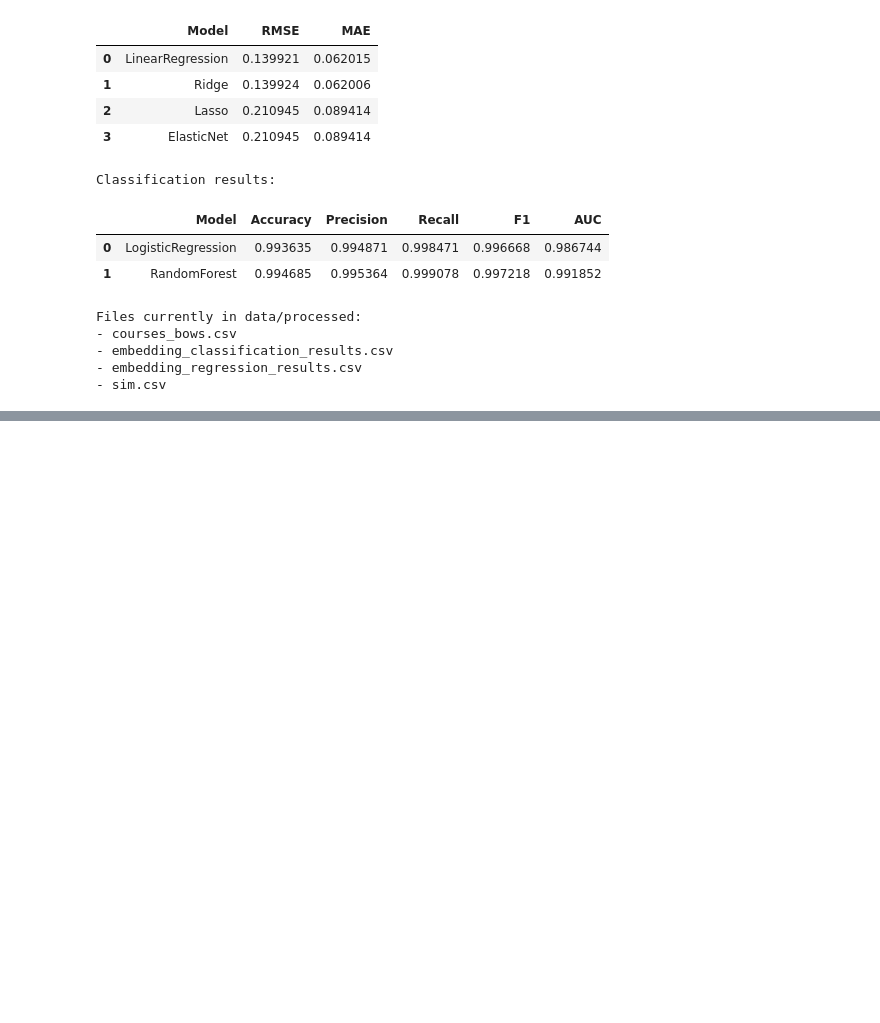
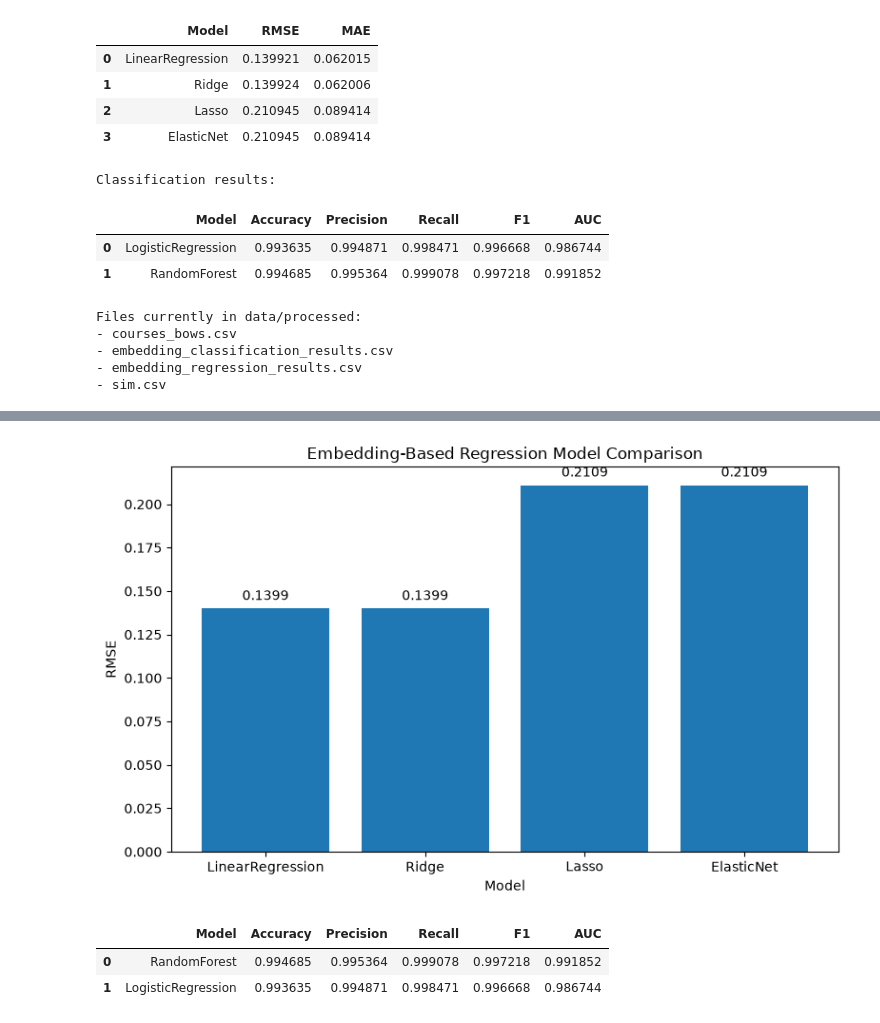
Before and after one commit to Tam-Davies/ml-course-recommender, a Jupyter notebook: notebooks/08_model_evaluation.ipynb, the cells around one changed output, grey strips where cells are left out. Saved outputs shown, nothing was run; the diff lists cells and outputs as text; code cells hidden in the pictures; blank space fills up the shorter version.

```diff
--- a/notebooks/08_model_evaluation.ipynb
+++ b/notebooks/08_model_evaluation.ipynb
@@ -54,0 +144,32 @@ Files currently in data/processed:
+# %%
+plt.figure(figsize=(8, 5))
+
+bars = plt.bar(
+    regression_results["Model"],
+    regression_results["RMSE"]
+)
+
+plt.ylabel("RMSE")
+plt.xlabel("Model")
+plt.title("Embedding-Based Regression Model Comparison")
+
+for bar, value in zip(bars, regression_results["RMSE"]):
+    plt.text(
+        bar.get_x() + bar.get_width() / 2,
+        bar.get_height() + 0.005,
+        f"{value:.4f}",
+        ha="center"
+    )
+
+plt.tight_layout()
+plt.show()
+# %% [output]
+[figure, added]
+# %%
+display(
+    classification_results.sort_values("F1", ascending=False).reset_index(drop=True)
+)
+# %% [output]
+|  | Model | Accuracy | Precision | Recall | F1 | AUC |
+| 0 | RandomForest | 0.994685 | 0.995364 | 0.999078 | 0.997218 | 0.991852 |
+| 1 | LogisticRegression | 0.993635 | 0.994871 | 0.998471 | 0.996668 | 0.986744 |
```
Also changed, not shown: parts of 6 cells of this notebook, 13 other files.
